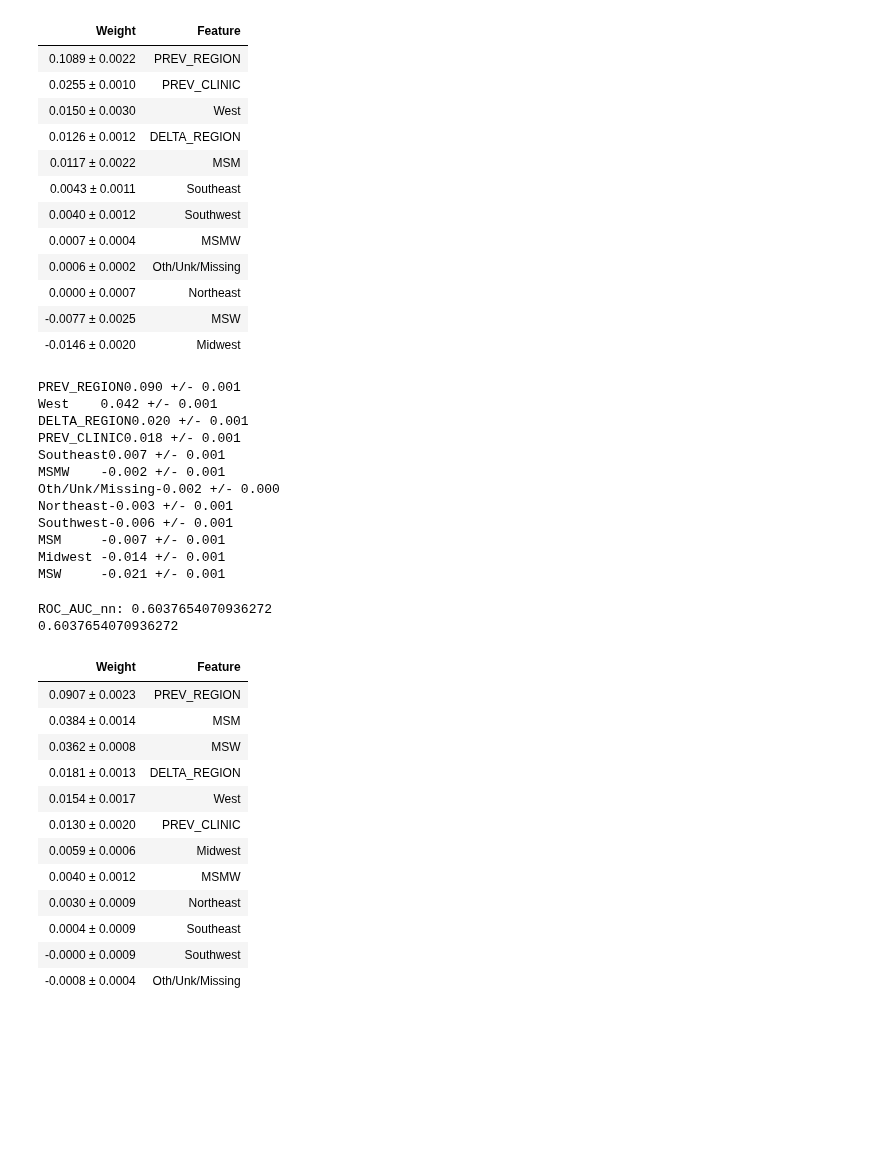
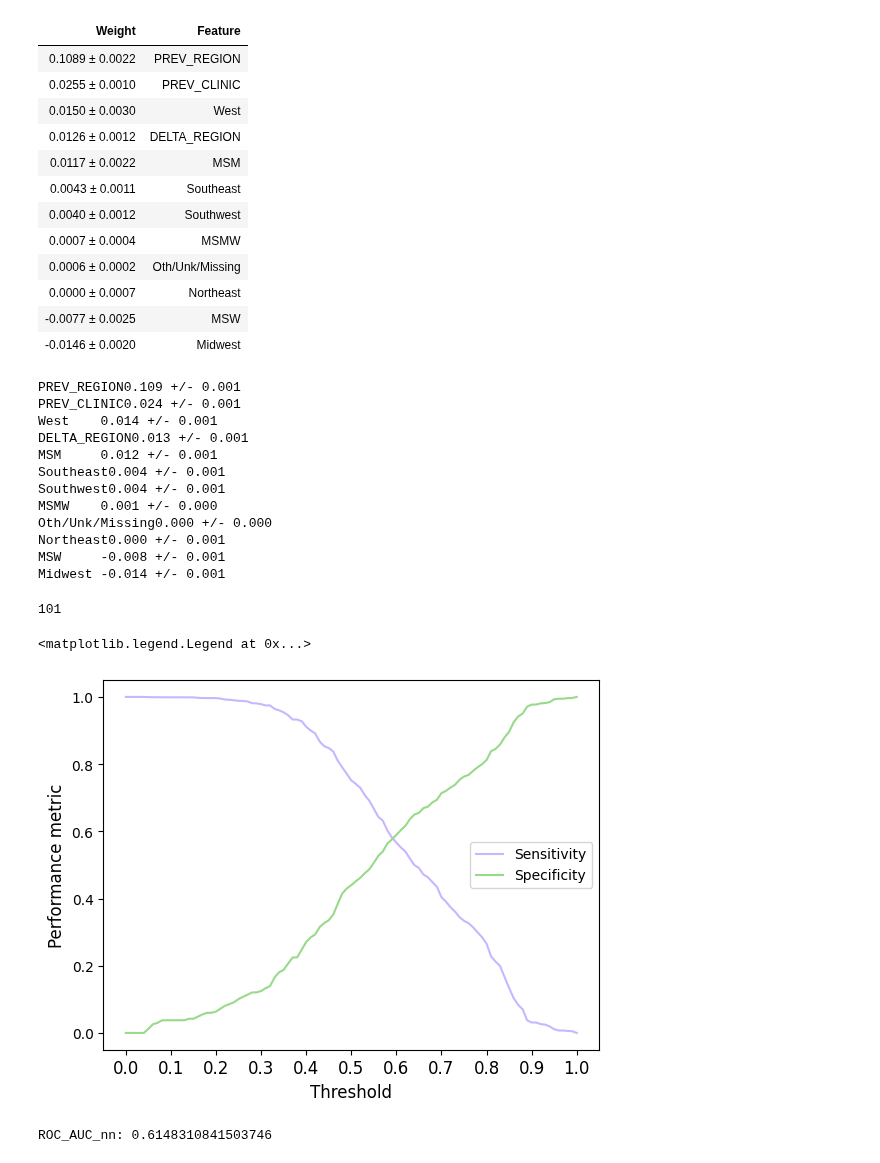
Before and after one commit to RachelMurray-Watson/GISP_data_initial, a Jupyter notebook: Workflow_for_paper.ipynb, the cells around one changed output. Drawn from its saved outputs; the diff is of its cells as text; code cells hidden in the pictures; blank space fills up the shorter version.

Commit message:
Added second hyperparameter tuning post-PI also added graph at end to show effect of test year on model performance

```diff
--- a/Workflow_for_paper.ipynb
+++ b/Workflow_for_paper.ipynb
@@ -181,7 +181,7 @@ ROC_AUC_nn: 0.6133720679704389
 | -0.0077 ± 0.0025 | MSW |
 | -0.0146 ± 0.0020 | Midwest |
 # %%
-PI = permutation_importance(model_fit, X_test, y_test, n_repeats = 100, random_state = 42)
+PI = permutation_importance(model_fit, X_test, y_test, n_repeats = 200, random_state = 42)
 feature_names = ['MSM','MSMW', 'MSW', 'Oth/Unk/Missing','Northeast', 'Southeast', 'Southwest', 'West', 'Midwest','PREV_REGION', 'PREV_CLINIC','DELTA_REGION']
 for i in PI.importances_mean.argsort()[::-1]:
     if PI.importances_mean[i] - 2 * PI.importances_std[i] > -1:
@@ -189,15 +189,15 @@ for i in PI.importances_mean.argsort()[::-1]:
             f"{PI.importances_mean[i]:.3f}"
             f" +/- {PI.importances_std[i]:.3f}")
 # %% [output]
-PREV_REGION0.090 +/- 0.001
-West    0.042 +/- 0.001
-DELTA_REGION0.020 +/- 0.001
-PREV_CLINIC0.018 +/- 0.001
-Southeast0.007 +/- 0.001
-MSMW    -0.002 +/- 0.001
-Oth/Unk/Missing-0.002 +/- 0.000
-Northeast-0.003 +/- 0.001
-Southwest-0.006 +/- 0.001
-MSM     -0.007 +/- 0.001
+PREV_REGION0.109 +/- 0.001
+PREV_CLINIC0.024 +/- 0.001
+West    0.014 +/- 0.001
+DELTA_REGION0.013 +/- 0.001
+MSM     0.012 +/- 0.001
+Southeast0.004 +/- 0.001
+Southwest0.004 +/- 0.001
+MSMW    0.001 +/- 0.000
+Oth/Unk/Missing0.000 +/- 0.000
+Northeast0.000 +/- 0.001
+MSW     -0.008 +/- 0.001
 Midwest -0.014 +/- 0.001
-MSW     -0.021 +/- 0.001
@@ -204,9 +277,30 @@ MSW     -0.021 +/- 0.001
+# %%
+##### Graph of sensitivity and specificity
+
+sensitivity_test_threshold = pd.DataFrame(sensitivity_test_threshold)
+specificity_test_threshold = pd.DataFrame(specificity_test_threshold)
+print(len(sensitivity_test_threshold))
+threshold_seq = np.linspace(0,1,101)
+
+plt.plot(threshold_seq, sensitivity_test_threshold, color = "#c8b6ff", label = "Sensitivity")
+plt.plot(threshold_seq, specificity_test_threshold, color = "#99d98c", label = "Specificity")
+#plt.errorbar(threshold_seq, specificity_test_table, yerr = y_err_sensitivity, ecolor="lightblue")
+
+plt.xlabel("Threshold", fontsize=12)
+plt.ylabel("Performance metric", fontsize=12)
+plt.xticks(np.linspace(0,1,11), fontsize=12)
+plt.rcParams['figure.dpi'] = 300
+plt.legend()
+# %% [output]
+101
+<matplotlib.legend.Legend at 0x...>
+[figure, added]
 # %%
-### Permutation importance w/ hyperparameters and ENTIRE dataset
-model_nn = MLPClassifier(solver = 'lbfgs', activation = 'tanh', max_iter = 3000 ,hidden_layer_sizes= 16, alpha =  1.46415888336127786, random_state=10, learning_rate = 'adaptive' )
+### auROC after feature engineering on entire test dataset dropping MSW and Midwest
+model_nn = MLPClassifier(solver = 'lbfgs', activation = 'tanh', max_iter = 3000 ,hidden_layer_sizes= 12, alpha = 1.291549665014884, random_state=10, learning_rate = 'adaptive' )
 #train data: 2000 - 2010
 train_data = CIP_data_no_drop.loc[CIP_data_no_drop['YEAR'].isin([2000, 2001, 2002, 2003, 2004, 2005, 2006, 2007, 2008, 2009,2010])]
-X_train = train_data[['MSM','MSMW', 'MSW', 'Oth/Unk/Missing','Northeast', 'Southeast', 'Southwest', 'West', 'Midwest','PREV_REGION', 'PREV_CLINIC', 'DELTA_REGION']]
+X_train = train_data[['MSM','MSMW', 'Oth/Unk/Missing','Northeast', 'Southeast', 'Southwest', 'West', 'PREV_REGION', 'PREV_CLINIC', 'DELTA_REGION']]
 y_train = 1 - train_data['Susceptible']
 
 oversample = RandomOverSampler(sampling_strategy = 0.5,random_state=42)
@@ -215,7 +309,7 @@ model_fit = model_nn.fit(X_train, y_train)
 
 #test data: 2009 - 2019
 test_data = CIP_data_no_drop.loc[CIP_data_no_drop['YEAR'].isin([2011, 2012, 2013, 2014, 2015, 2016, 2017, 2018, 2019])]
-X_test = test_data[['MSM','MSMW', 'MSW', 'Oth/Unk/Missing','Northeast', 'Southeast', 'Southwest', 'West', 'Midwest','PREV_REGION', 'PREV_CLINIC', 'DELTA_REGION']]
+X_test = test_data[['MSM','MSMW',  'Oth/Unk/Missing','Northeast', 'Southeast', 'Southwest', 'West','PREV_REGION', 'PREV_CLINIC', 'DELTA_REGION']]
 y_test = 1 - test_data['Susceptible']
 oversample = RandomOverSampler(sampling_strategy = 0.5,random_state=42)
 X_test, y_test = oversample.fit_resample(X_test,y_test)
@@ -225,23 +319,5 @@ y_predict = model_nn.predict(X_test)
 ROC_AUC_neural_network = metrics.roc_auc_score(y_test, y_predict)
 
 print('ROC_AUC_nn:', ROC_AUC_neural_network)
-
-print(ROC_AUC_neural_network)
-perm = PermutationImportance(model_fit, random_state=1).fit(X_test,y_test)
-eli5.show_weights(perm, feature_names = X_test.columns.tolist())
 # %% [output]
-ROC_AUC_nn: 0.6037654070936272
-0.6037654070936272
+ROC_AUC_nn: 0.6148310841503746
-| Weight | Feature |
-| 0.0907 ± 0.0023 | PREV_REGION |
-| 0.0384 ± 0.0014 | MSM |
-| 0.0362 ± 0.0008 | MSW |
-| 0.0181 ± 0.0013 | DELTA_REGION |
-| 0.0154 ± 0.0017 | West |
-| 0.0130 ± 0.0020 | PREV_CLINIC |
-| 0.0059 ± 0.0006 | Midwest |
-| 0.0040 ± 0.0012 | MSMW |
-| 0.0030 ± 0.0009 | Northeast |
-| 0.0004 ± 0.0009 | Southeast |
-| -0.0000 ± 0.0009 | Southwest |
-| -0.0008 ± 0.0004 | Oth/Unk/Missing |
```
Also changed, not shown: parts of 4 cells of this notebook.
